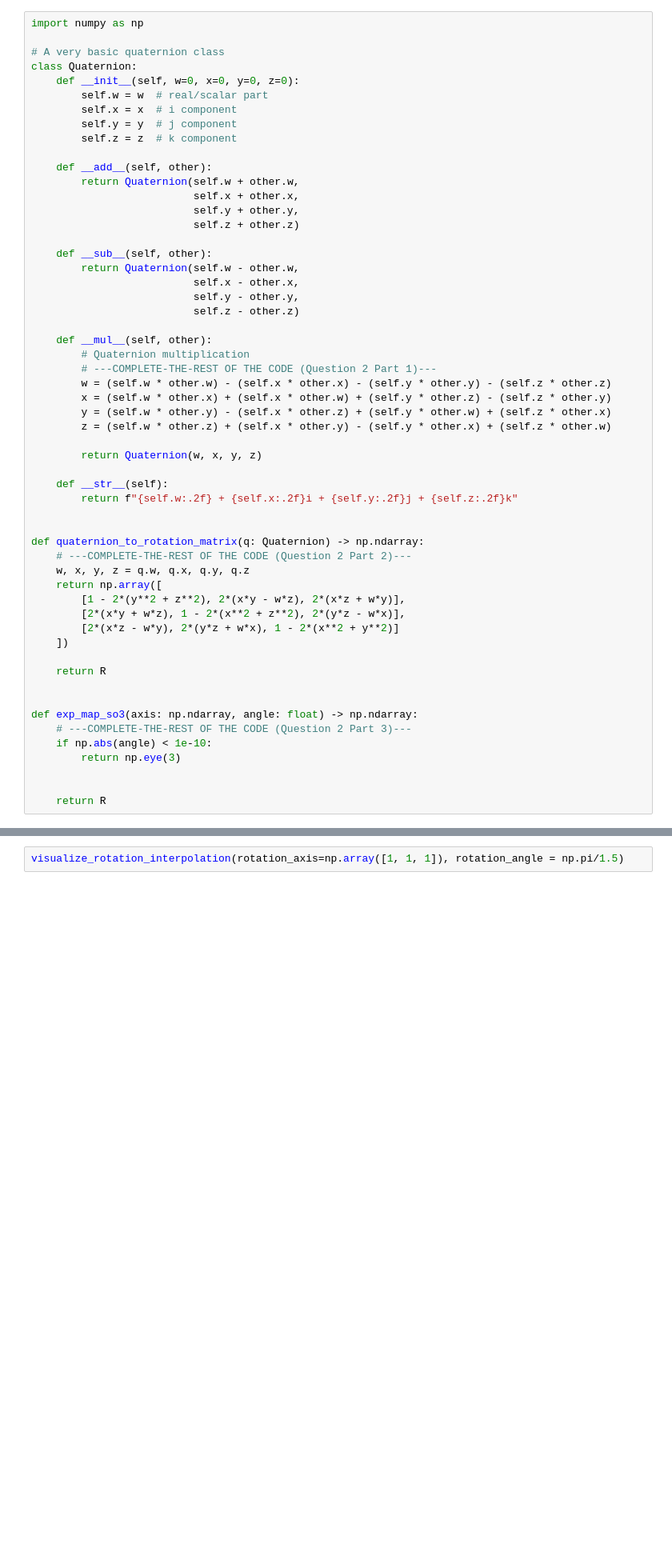
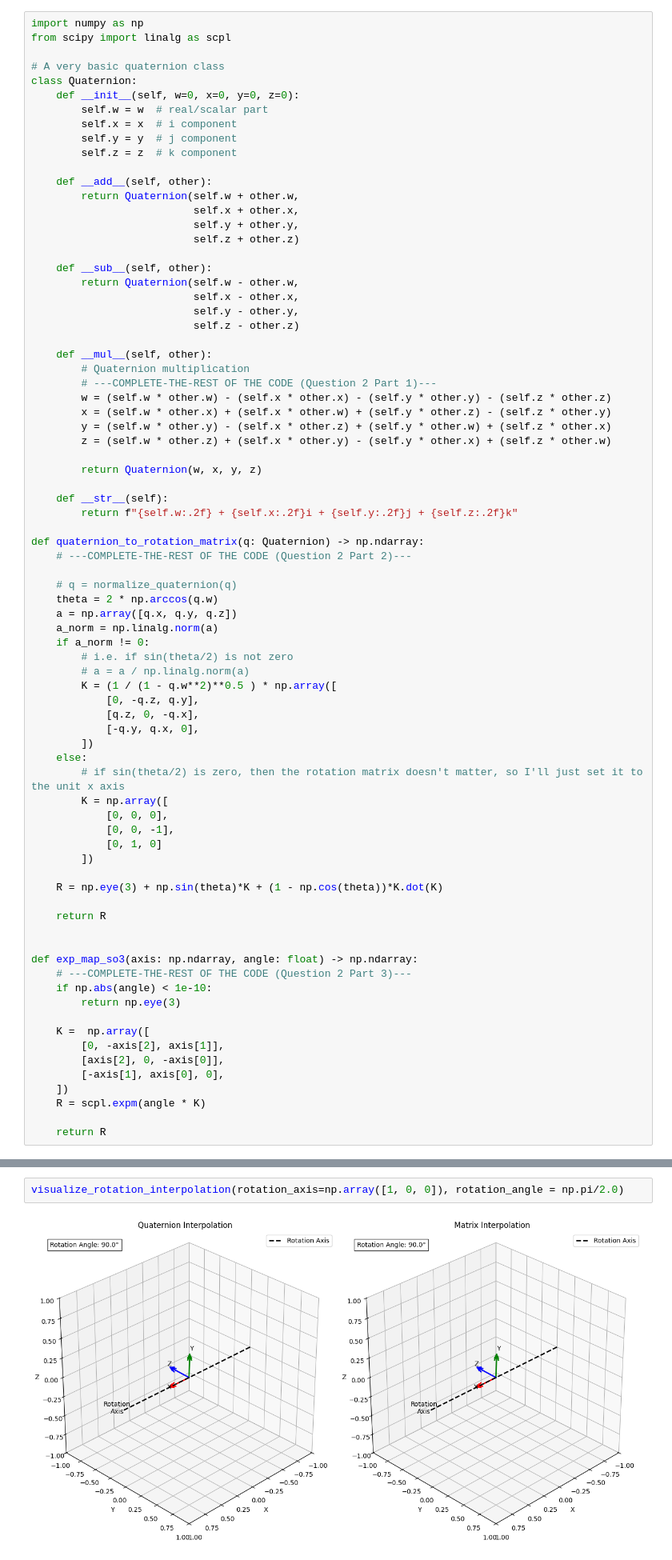
Before and after one commit to DS3a/IRobMan_Assignment_1, a Jupyter notebook: problems/assignment_1.ipynb, the cells around one changed output, grey strips where cells are left out. Shown at 80% size. Drawn from its saved outputs; the diff is of its cells as text; blank space fills up the shorter version.

```diff
--- a/problems/assignment_1.ipynb
+++ b/problems/assignment_1.ipynb
@@ -119,5 +155,6 @@ We will learn more about quaternion with the coding assignment below:
 # %%
 import numpy as np
+from scipy import linalg as scpl
 
 # A very basic quaternion class
 class Quaternion:
@@ -152,15 +189,30 @@ class Quaternion:
     def __str__(self):
         return f"{self.w:.2f} + {self.x:.2f}i + {self.y:.2f}j + {self.z:.2f}k"
 
-
 def quaternion_to_rotation_matrix(q: Quaternion) -> np.ndarray:
     # ---COMPLETE-THE-REST OF THE CODE (Question 2 Part 2)---
-    w, x, y, z = q.w, q.x, q.y, q.z
-    return np.array([
-        [1 - 2*(y**2 + z**2), 2*(x*y - w*z), 2*(x*z + w*y)],
-        [2*(x*y + w*z), 1 - 2*(x**2 + z**2), 2*(y*z - w*x)],
-        [2*(x*z - w*y), 2*(y*z + w*x), 1 - 2*(x**2 + y**2)]
-    ])
+
+    # q = normalize_quaternion(q)
+    theta = 2 * np.arccos(q.w)
+    a = np.array([q.x, q.y, q.z])
+    a_norm = np.linalg.norm(a)
+    if a_norm != 0:
+        # i.e. if sin(theta/2) is not zero
+        # a = a / np.linalg.norm(a)
+        K = (1 / (1 - q.w**2)**0.5 ) * np.array([
+            [0, -q.z, q.y],
+            [q.z, 0, -q.x],
+            [-q.y, q.x, 0],
+        ])
+    else:
+        # if sin(theta/2) is zero, then the rotation matrix doesn't matter, so I'll just set it to the unit x axis
+        K = np.array([
+            [0, 0, 0],
+            [0, 0, -1],
+            [0, 1, 0]
+        ])
+
+    R = np.eye(3) + np.sin(theta)*K + (1 - np.cos(theta))*K.dot(K)
 
     return R
 
@@ -170,6 +222,12 @@ def exp_map_so3(axis: np.ndarray, angle: float) -> np.ndarray:
     if np.abs(angle) < 1e-10:
         return np.eye(3)
 
+    K =  np.array([
+        [0, -axis[2], axis[1]],
+        [axis[2], 0, -axis[0]],
+        [-axis[1], axis[0], 0],
+    ])
+    R = scpl.expm(angle * K)
 
     return R
 # %% [markdown]
@@ -513,4 +587,6 @@ def visualize_rotation_interpolation(rotation_axis=np.array([1, 1, 1]),
 
 Change the `rotation_axis` and `rotation_angle` to view the 3D arrow coordinate rotating around it.
 # %%
-visualize_rotation_interpolation(rotation_axis=np.array([1, 1, 1]), rotation_angle = np.pi/1.5)
+visualize_rotation_interpolation(rotation_axis=np.array([1, 0, 0]), rotation_angle = np.pi/2.0)
+# %% [output]
+[figure, added]
```
Also changed, not shown: parts of 8 cells of this notebook.
